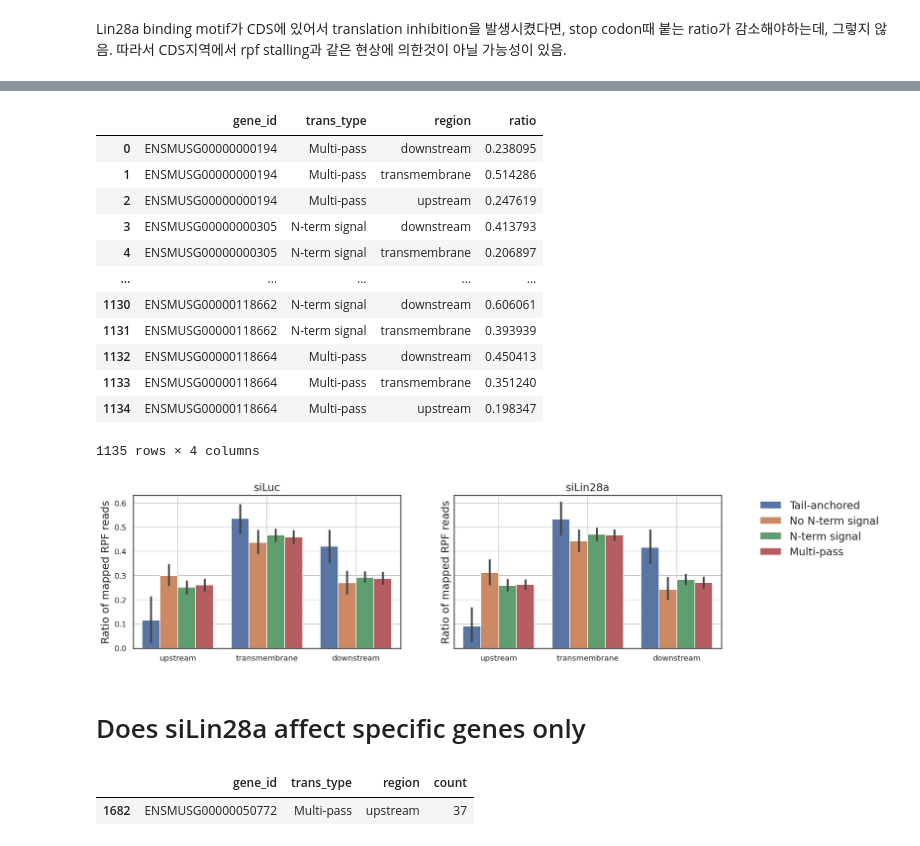
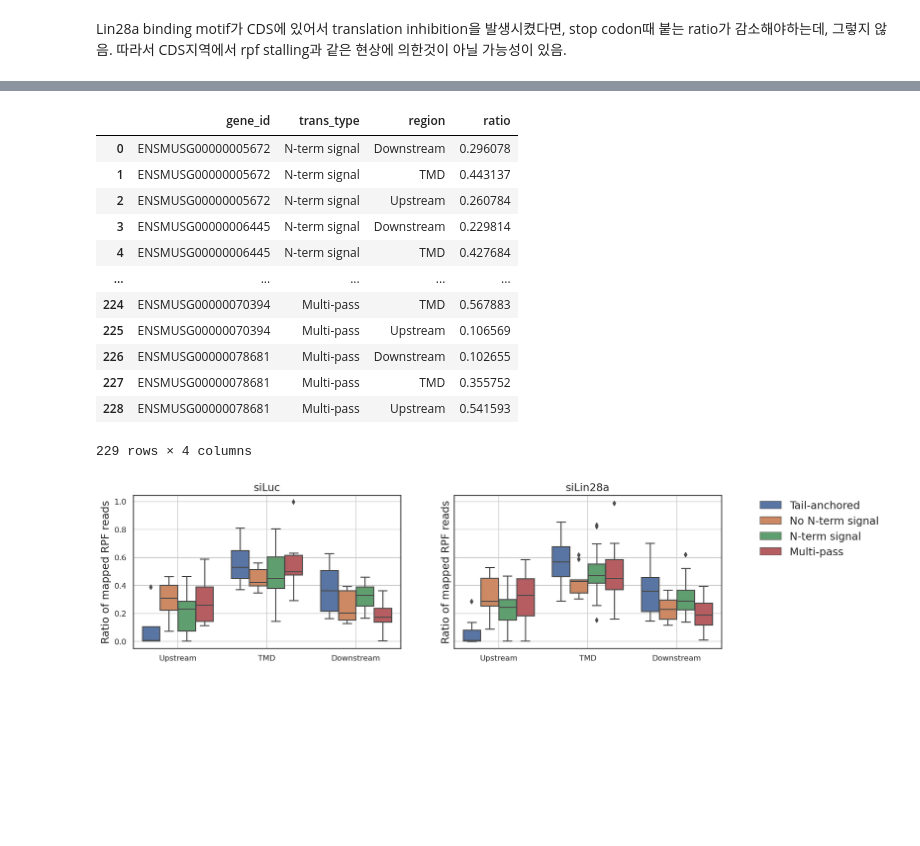
Before and after one commit to junsoopablo/bioinfo2_project, a Jupyter notebook: self_proj/riboseq_depth_change.ipynb, the cells around one changed output, grey strips where cells are left out. Drawn from its saved outputs; the diff is of its cells as text; code cells hidden in the pictures; blank space fills up the shorter version.

```diff
--- a/self_proj/riboseq_depth_change.ipynb
+++ b/self_proj/riboseq_depth_change.ipynb
@@ -355,8 +302,8 @@ def get_transmem_dist(df, Dist):
     df = df.loc[df['gene_id'].isin(peakmid_dic.keys())].copy()
     df['dist_from_center'] = df.apply(lambda y: min(peakmid_dic.get(y['gene_id']), key=lambda x:abs(x-y['reltostart-asite'])) - y['reltostart-asite'] if (y['gene_id'] in peakmid_dic.keys()) else None, axis=1)
     df = df.loc[abs(df['dist_from_center'])<Dist]
-    df['region'] = np.where(df['dist_from_center'].isin(range(-70,71)), 'transmembrane',
-                                        np.where(df['dist_from_center']>0, 'downstream', 'upstream'))
+    df['region'] = np.where(df['dist_from_center'].isin(range(-70,71)), 'TMD',
+                                        np.where(df['dist_from_center']>0, 'Downstream', 'Upstream'))
     return df
 # %%
 def trans_typing(df, ratio=True):
@@ -364,14 +311,14 @@ def trans_typing(df, ratio=True):
                                             np.where(df['gene_id'].isin(multi_genes), 'Multi-pass',
                                                     np.where(df['gene_id'].isin(signal_genes), 'N-term signal',
                                                             np.where(df['gene_id'].isin(single_genes), 'No N-term signal', 'Non-ER-associated'))))
-    df_ratio = df.groupby(['gene_id','trans_type','region']).sum()['count']
+    df_ratio = df.groupby(['gene_id','trans_type','region']).sum()['rpm']
     df_ratio = df_ratio.loc[df_ratio.sum(level=['gene_id','trans_type'])>20]
     if ratio==True:
         df_ratio = df_ratio / df_ratio.sum(level='gene_id')
         df_ratio = df_ratio.to_frame(name='ratio').reset_index()
         return(df_ratio)
     else:
-        df_ratio = df_ratio.to_frame(name='count').reset_index()
+        df_ratio = df_ratio.to_frame(name='rpm').reset_index()
         return(df_ratio)
 # %% [markdown]
 # Reproduce Figure5D
@@ -450,6 +368,8 @@ merge_df
 | 9125 | ENSMUSG00002074846 | 35.053072 | 30.847824 | 0.880032 | -0.184372 | Non-ER-associated |
 9126 rows × 6 columns
 # %%
+sns.set_style("whitegrid")
+
 g = sns.boxplot(data=merge_df, x='region', y='log2ratio', order=['Non-ER-associated','Tail-anchored','No N-term signal','N-term signal','Multi-pass'])
 g.set_xticklabels(g.get_xticklabels(), rotation=45)
 # %% [output]
@@ -658,3 +558,0 @@ cdslen_dic
-# %%
-df = siLuc_df.groupby('signaldist').mean()[['rpm_ratio']]
-plt.plot(df.loc[df.index.isin(range(0,200))])
@@ -739,37 +580,30 @@ siLin28a_ratio = trans_typing(siLin28a_trans, ratio = True)
 siLin28a_ratio
 # %% [output]
 |  | gene_id | trans_type | region | ratio |
-| 0 | ENSMUSG00000000194 | Multi-pass | downstream | 0.238095 |
-| 1 | ENSMUSG00000000194 | Multi-pass | transmembrane | 0.514286 |
-| 2 | ENSMUSG00000000194 | Multi-pass | upstream | 0.247619 |
-| 3 | ENSMUSG00000000305 | N-term signal | downstream | 0.413793 |
-| 4 | ENSMUSG00000000305 | N-term signal | transmembrane | 0.206897 |
+| 0 | ENSMUSG00000005672 | N-term signal | Downstream | 0.296078 |
+| 1 | ENSMUSG00000005672 | N-term signal | TMD | 0.443137 |
+| 2 | ENSMUSG00000005672 | N-term signal | Upstream | 0.260784 |
+| 3 | ENSMUSG00000006445 | N-term signal | Downstream | 0.229814 |
+| 4 | ENSMUSG00000006445 | N-term signal | TMD | 0.427684 |
 | ... | ... | ... | ... | ... |
-| 1130 | ENSMUSG00000118662 | N-term signal | downstream | 0.606061 |
-| 1131 | ENSMUSG00000118662 | N-term signal | transmembrane | 0.393939 |
-| 1132 | ENSMUSG00000118664 | Multi-pass | downstream | 0.450413 |
-| 1133 | ENSMUSG00000118664 | Multi-pass | transmembrane | 0.351240 |
-| 1134 | ENSMUSG00000118664 | Multi-pass | upstream | 0.198347 |
+| 224 | ENSMUSG00000070394 | Multi-pass | TMD | 0.567883 |
+| 225 | ENSMUSG00000070394 | Multi-pass | Upstream | 0.106569 |
+| 226 | ENSMUSG00000078681 | Multi-pass | Downstream | 0.102655 |
+| 227 | ENSMUSG00000078681 | Multi-pass | TMD | 0.355752 |
+| 228 | ENSMUSG00000078681 | Multi-pass | Upstream | 0.541593 |
-1135 rows × 4 columns
+229 rows × 4 columns
 # %%
 sns.set_theme(style='white')
 fig, ax = plt.subplots(1,2, figsize=(15, 4), sharey=True)
 title_list = ['siLuc','siLin28a']
 for num, df in enumerate([siLuc_ratio, siLin28a_ratio]):
-    g = sns.barplot(data=df, x='region', y='ratio',hue='trans_type', order=['upstream','transmembrane','downstream'], hue_order = ['Tail-anchored','No N-term signal','N-term signal','Multi-pass'], ax=ax[num])
+    g = sns.boxplot(data=df, x='region', y='ratio',hue='trans_type', order=['Upstream','TMD','Downstream'], hue_order = ['Tail-anchored','No N-term signal','N-term signal','Multi-pass'], ax=ax[num])
     g.set_title(title_list[num], fontsize=15)
     g.legend([],[], frameon=False)
     handles, labels = plt.gca().get_legend_handles_labels()
     g.grid()
     g.set_xlabel('')
     g.set_ylabel('Ratio of mapped RPF reads', fontsize=15)
     fig.legend(handles[:], labels[:], bbox_to_anchor=(1.12,0.9), fontsize=15, ncol=1,frameon=False)
 # %% [output]
-[figure, old version]
+[figure, new version]
-# %% [markdown]
-# Does siLin28a affect specific genes only
-# %%
-siLin28a_count.loc[siLin28a_count['gene_id']=='ENSMUSG00000050772']
-# %% [output]
-|  | gene_id | trans_type | region | count |
-| 1682 | ENSMUSG00000050772 | Multi-pass | upstream | 37 |
```
Also changed, not shown: parts of 54 cells of this notebook, 2 other files.
